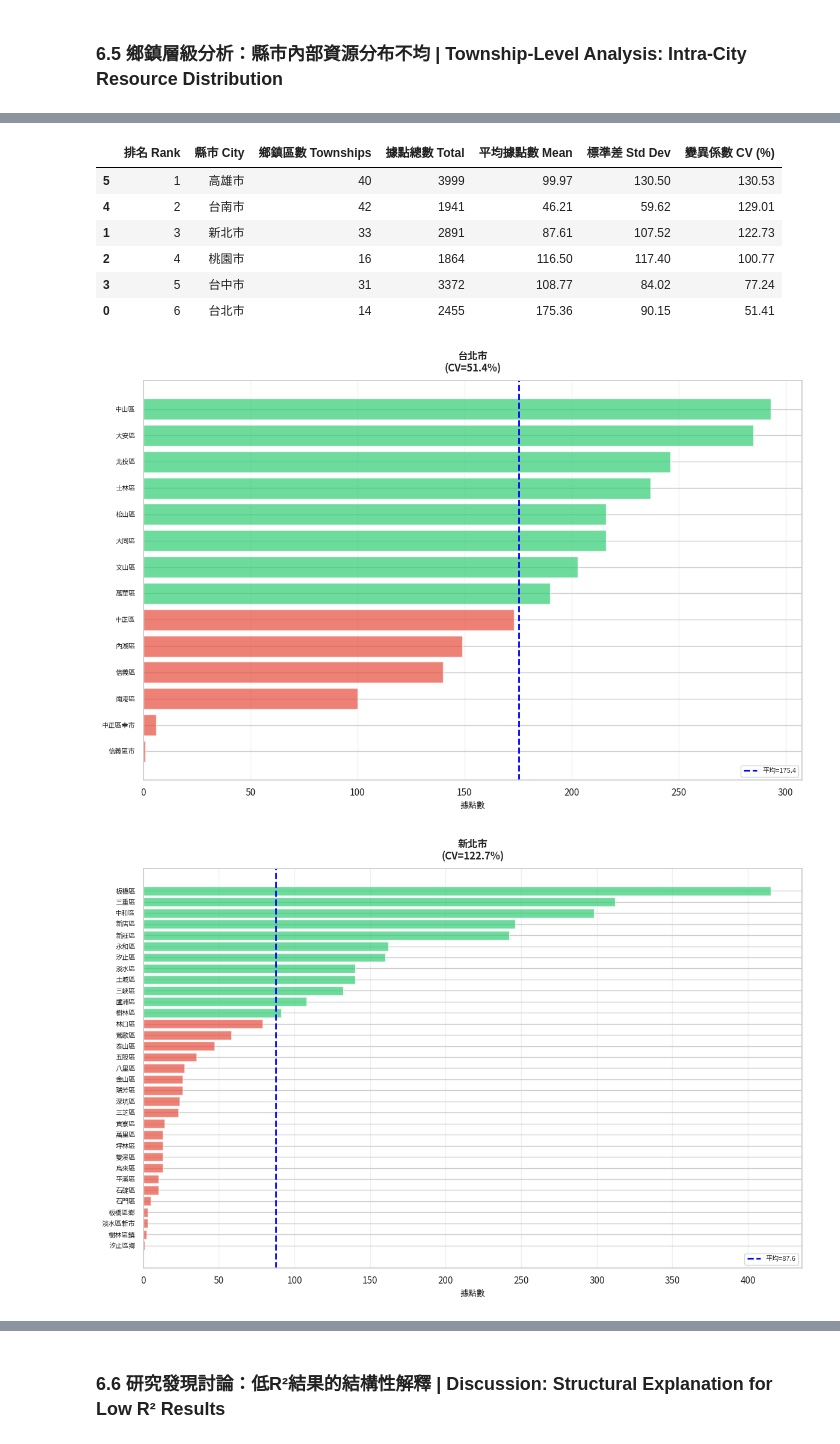
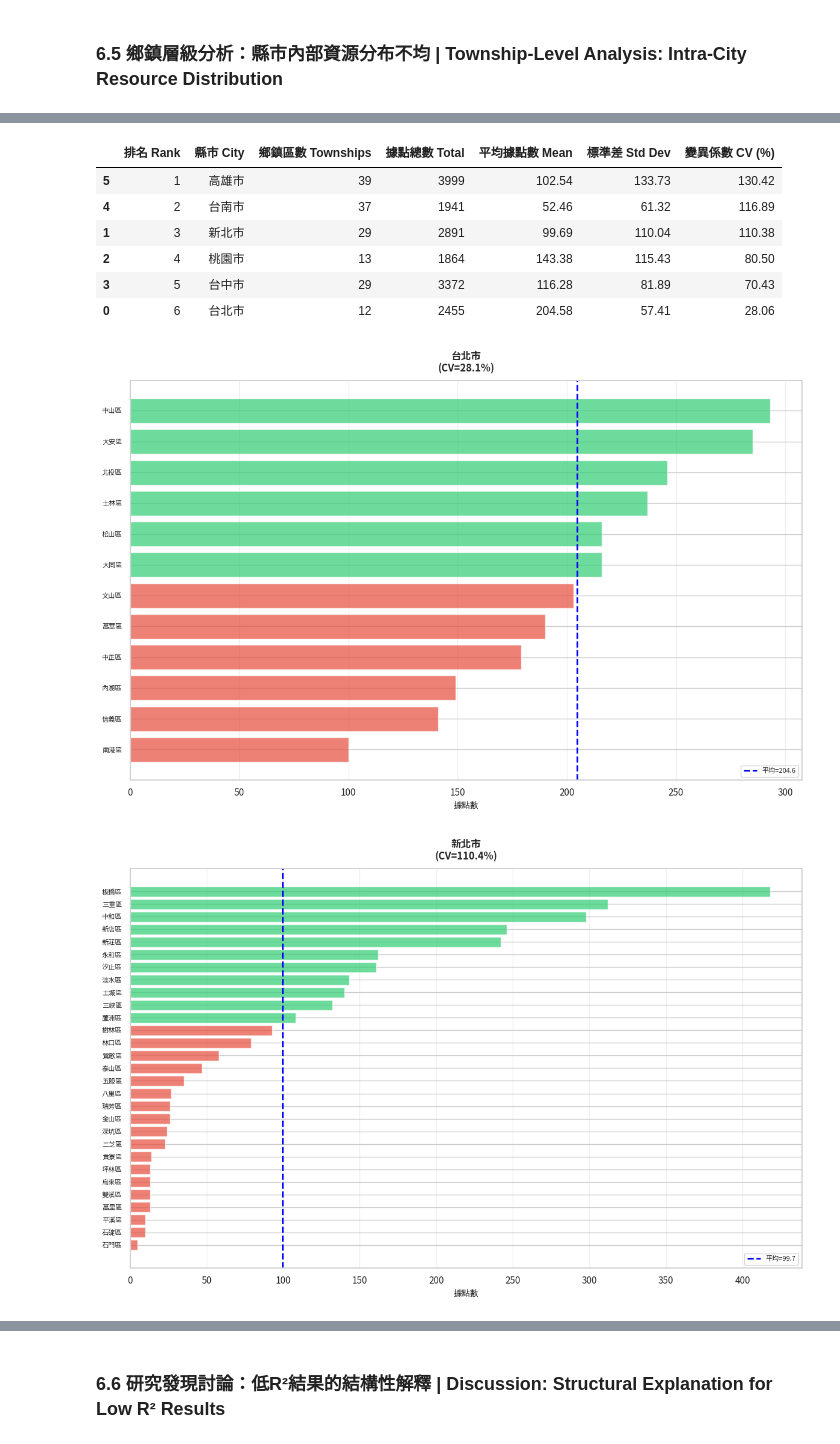
Before and after one commit to yen0304/114-1-fianl-report, a Jupyter notebook: population_analysis.ipynb, the cells around one changed output, grey strips where cells are left out. Saved outputs shown, nothing was run; the diff lists cells and outputs as text; code cells hidden in the pictures.

```diff
--- a/population_analysis.ipynb
+++ b/population_analysis.ipynb
@@ -3269,10 +3269,16 @@ df_ltc_full = load_ltc_data("data/長照ABC據點.csv")
 # 使用正則表達式從地址中提取鄉鎮市區名稱
 # 修正：在「市」或「縣」後面提取區/鄉/鎮/市名稱，避免匹配到縣市名稱本身
 # 例如：「臺北市大安區...」會提取「大安區」，而不是「臺北市」
+# 使用負向前瞻確保只匹配到第一個「區鄉鎮市」就停止
+# 避免以下誤判：
+#   - 「信義區市府」誤判為「信義區市」（應為「信義區」）
+#   - 「樹林區鎮前街」誤判為「樹林區鎮」（應為「樹林區」）
+#   - 「中正區幸市里」誤判為「中正區幸市」（應為「中正區」）
+#   - 「淡水區新市一路」誤判為「淡水區新市」（應為「淡水區」）
 df_ltc_full["鄉鎮區"] = (
     df_ltc_full["地址全址"]
     .astype(str)
-    .str.extract(r"[市縣]([\u4e00-\u9fff]{1,4}[區鄉鎮市])", expand=False)
+    .str.extract(r"[市縣]((?:(?![區鄉鎮市])[\u4e00-\u9fff])+[區鄉鎮市])", expand=False)
 )
 
 # 過濾掉無效的鄉鎮區名稱 | Filter out invalid township names
@@ -3529,11 +3535,11 @@ A      979
 【六都縣市內部資源分布不均程度排名 | Intra-City Inequality Ranking】
 (變異係數越高，表示鄉鎮間分布越不均)
 |  | 排名 Rank | 縣市 City | 鄉鎮區數 Townships | 據點總數 Total | 平均據點數 Mean | 標準差 Std Dev | 變異係數 CV (%) |
-| 5 | 1 | 高雄市 | 40 | 3999 | 99.97 | 130.50 | 130.53 |
-| 4 | 2 | 台南市 | 42 | 1941 | 46.21 | 59.62 | 129.01 |
-| 1 | 3 | 新北市 | 33 | 2891 | 87.61 | 107.52 | 122.73 |
-| 2 | 4 | 桃園市 | 16 | 1864 | 116.50 | 117.40 | 100.77 |
-| 3 | 5 | 台中市 | 31 | 3372 | 108.77 | 84.02 | 77.24 |
-| 0 | 6 | 台北市 | 14 | 2455 | 175.36 | 90.15 | 51.41 |
+| 5 | 1 | 高雄市 | 39 | 3999 | 102.54 | 133.73 | 130.42 |
+| 4 | 2 | 台南市 | 37 | 1941 | 52.46 | 61.32 | 116.89 |
+| 1 | 3 | 新北市 | 29 | 2891 | 99.69 | 110.04 | 110.38 |
+| 2 | 4 | 桃園市 | 13 | 1864 | 143.38 | 115.43 | 80.50 |
+| 3 | 5 | 台中市 | 29 | 3372 | 116.28 | 81.89 | 70.43 |
+| 0 | 6 | 台北市 | 12 | 2455 | 204.58 | 57.41 | 28.06 |
-[figure, old version]
+[figure, new version]
-[figure, old version]
+[figure, new version]
```
Also changed, not shown: parts of 1 cell of this notebook, 3 other files.
